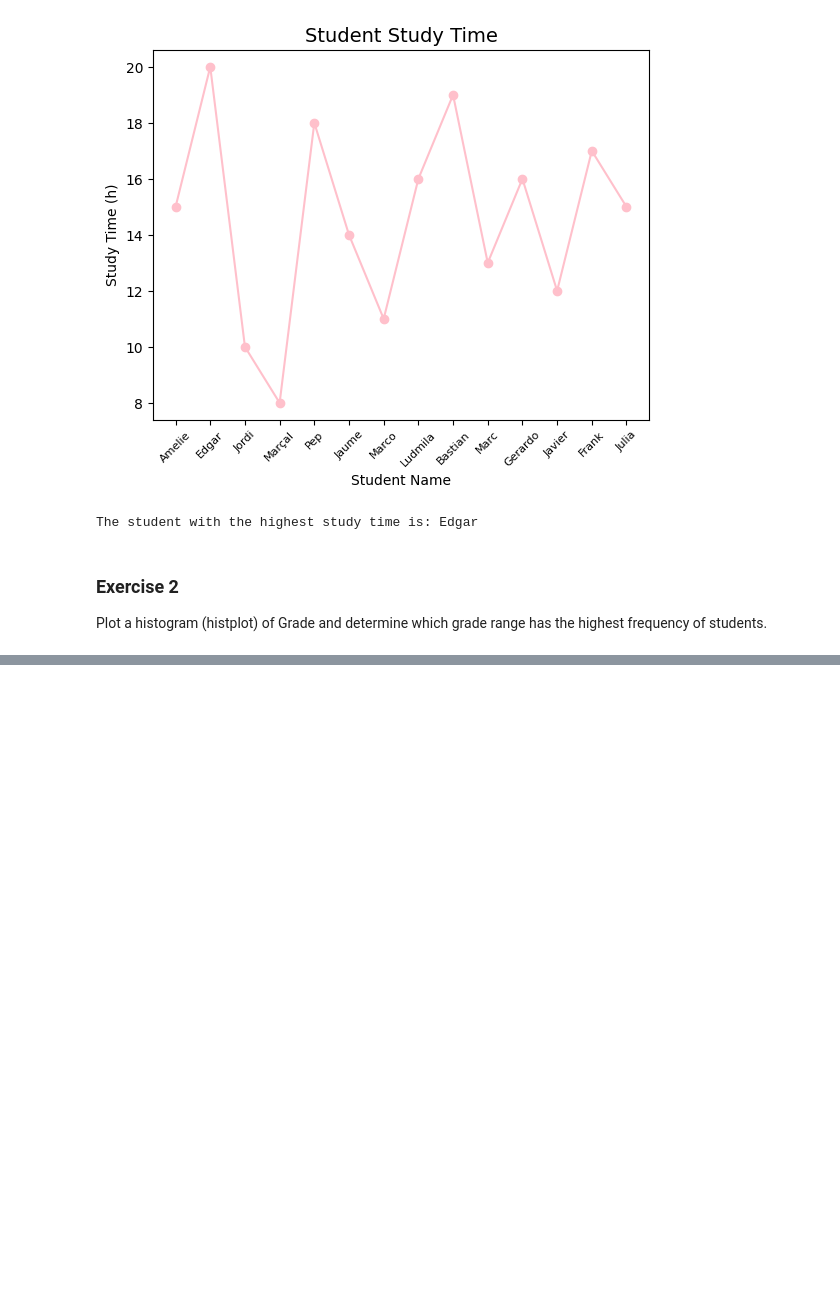
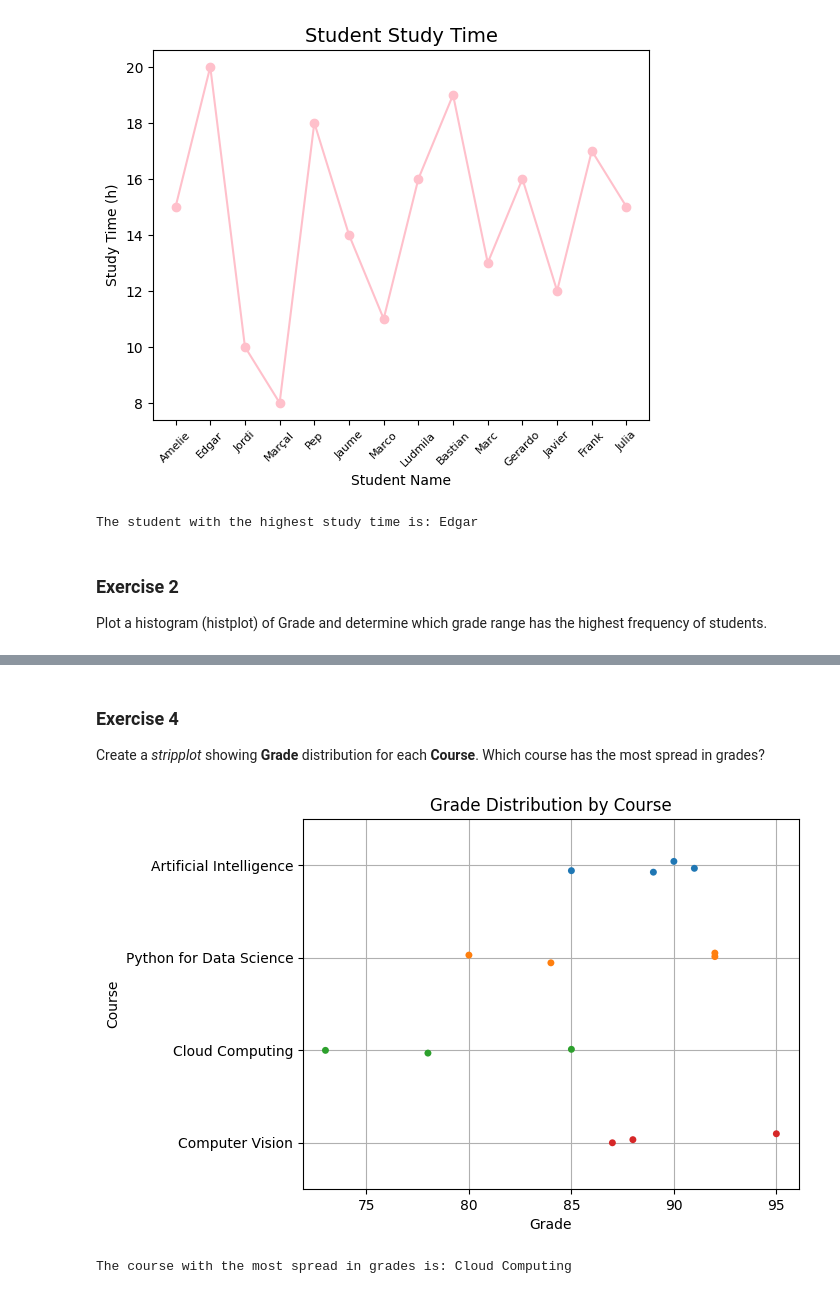
Before and after one commit to Sassinenassif/PDS_SN, a Jupyter notebook: Assignment 8/SassineAssignment8.ipynb, the cells around one changed output, grey strips where cells are left out. Cells and saved outputs as stored; diff of their text form; code cells hidden in the pictures; blank space fills up the shorter version.

```diff
--- a/Assignment 8/SassineAssignment8.ipynb
+++ b/Assignment 8/SassineAssignment8.ipynb
@@ -52,0 +75,17 @@ SyntaxError: invalid syntax (1517977952.py, line 7)
+# %% [markdown]
+### Exercise 4
+Create a *stripplot* showing **Grade** distribution for each **Course**. Which course has the most spread in grades?
+# %%
+sns.stripplot(data=df, x="Grade", y="Course", hue="Course")
+plt.title("Grade Distribution by Course")
+plt.grid()
+
+plt.show()
+# %% [output]
+[figure, added]
+# %%
+spread = df.groupby('Course')['Grade'].std()
+course_with_max_spread = spread.idxmax()
+print(f"The course with the most spread in grades is: {course_with_max_spread}")
+# %% [output]
+The course with the most spread in grades is: Cloud Computing
```
Also changed, not shown: parts of 12 cells of this notebook, 2 other files.
